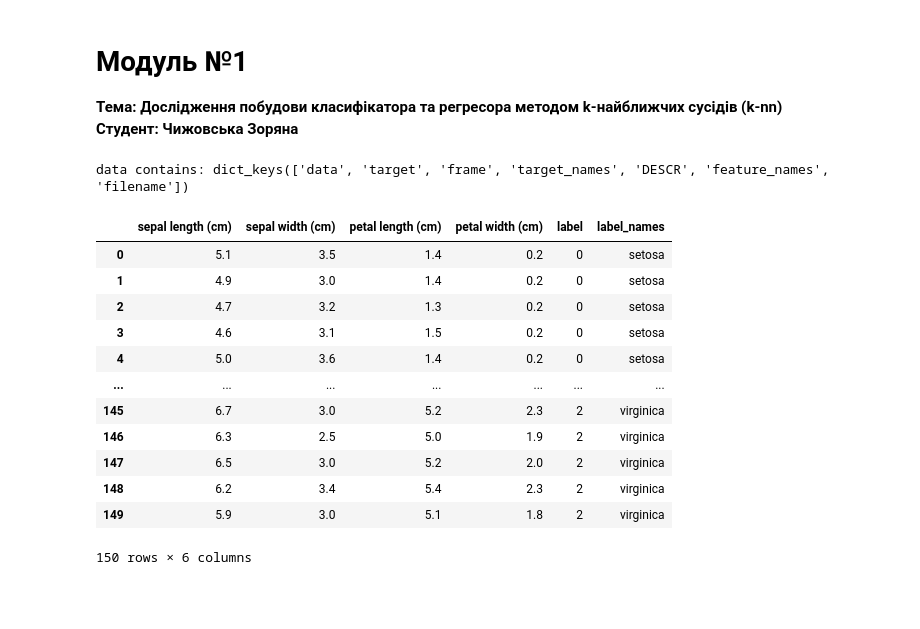
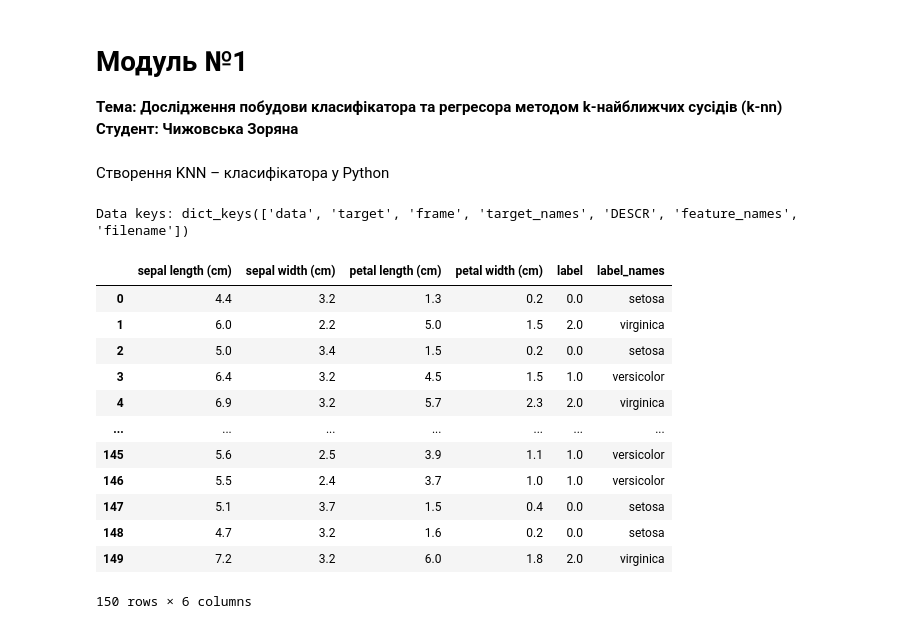
Before and after one commit to ZorianaChyzhovska/University, a Jupyter notebook: 5/Обчислювальний інтелект/M1_Chyzhovska.ipynb, the cells around one changed output. Cells and saved outputs as stored; diff of their text form; code cells hidden in the pictures; blank space fills up the shorter version.

```diff
--- a/5/Обчислювальний інтелект/M1_Chyzhovska.ipynb
+++ b/5/Обчислювальний інтелект/M1_Chyzhovska.ipynb
@@ -2,33 +2,43 @@
 # Модуль №1
 <b>Тема: Дослідження побудови класифікатора та регресора методом k-найближчих сусідів (k-nn)</b><br/>
 <b>Студент: Чижовська Зоряна</b>
+# %% [markdown]
+Створення KNN – класифікатора у Python
 # %%
 import pandas as pd
 import numpy as np
-np.random.seed = 2021
+
+# Завантажити базу параметрів квітів iris dataset
 from sklearn.datasets import load_iris
 iris = load_iris()
+print ('Data keys:', iris.keys())
 
+# Перемішати записи у завантаженій базі
+from sklearn.utils import shuffle
+iris_data_with_target = np.append(iris.data, iris.target.reshape([iris.target.shape[0], 1]), axis=1)
+np.random.shuffle(iris_data_with_target)
 
-print ('data contains:',iris.keys())
-X, y, labels, feature_names  = iris.data, iris.target, iris.target_names, iris['feature_names']
+X = iris_data_with_target[:, 0:4]
+y = iris_data_with_target[:, 4]
+
+labels, feature_names  = iris.target_names, iris['feature_names']
 df_iris= pd.DataFrame(X, columns= feature_names)
 df_iris['label'] =  y
 features_dict = {k:v for k,v in  enumerate(labels)}
 df_iris['label_names'] = df_iris.label.apply(lambda x: features_dict[x])
 df_iris
 # %% [output]
-data contains: dict_keys(['data', 'target', 'frame', 'target_names', 'DESCR', 'feature_names', 'filename'])
+Data keys: dict_keys(['data', 'target', 'frame', 'target_names', 'DESCR', 'feature_names', 'filename'])
 |  | sepal length (cm) | sepal width (cm) | petal length (cm) | petal width (cm) | label | label_names |
-| 0 | 5.1 | 3.5 | 1.4 | 0.2 | 0 | setosa |
-| 1 | 4.9 | 3.0 | 1.4 | 0.2 | 0 | setosa |
-| 2 | 4.7 | 3.2 | 1.3 | 0.2 | 0 | setosa |
-| 3 | 4.6 | 3.1 | 1.5 | 0.2 | 0 | setosa |
-| 4 | 5.0 | 3.6 | 1.4 | 0.2 | 0 | setosa |
+| 0 | 4.4 | 3.2 | 1.3 | 0.2 | 0.0 | setosa |
+| 1 | 6.0 | 2.2 | 5.0 | 1.5 | 2.0 | virginica |
+| 2 | 5.0 | 3.4 | 1.5 | 0.2 | 0.0 | setosa |
+| 3 | 6.4 | 3.2 | 4.5 | 1.5 | 1.0 | versicolor |
+| 4 | 6.9 | 3.2 | 5.7 | 2.3 | 2.0 | virginica |
 | ... | ... | ... | ... | ... | ... | ... |
-| 145 | 6.7 | 3.0 | 5.2 | 2.3 | 2 | virginica |
-| 146 | 6.3 | 2.5 | 5.0 | 1.9 | 2 | virginica |
-| 147 | 6.5 | 3.0 | 5.2 | 2.0 | 2 | virginica |
-| 148 | 6.2 | 3.4 | 5.4 | 2.3 | 2 | virginica |
-| 149 | 5.9 | 3.0 | 5.1 | 1.8 | 2 | virginica |
+| 145 | 5.6 | 2.5 | 3.9 | 1.1 | 1.0 | versicolor |
+| 146 | 5.5 | 2.4 | 3.7 | 1.0 | 1.0 | versicolor |
+| 147 | 5.1 | 3.7 | 1.5 | 0.4 | 0.0 | setosa |
+| 148 | 4.7 | 3.2 | 1.6 | 0.2 | 0.0 | setosa |
+| 149 | 7.2 | 3.2 | 6.0 | 1.8 | 2.0 | virginica |
 150 rows × 6 columns
```
Also changed, not shown: parts of 11 cells of this notebook.
